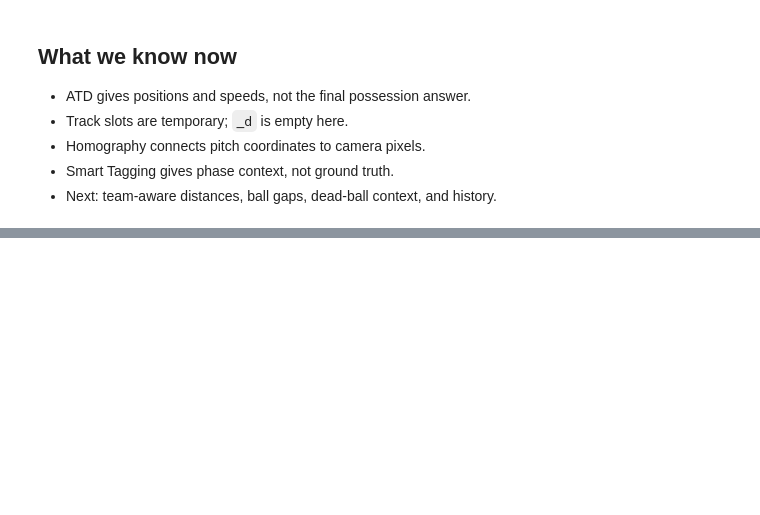
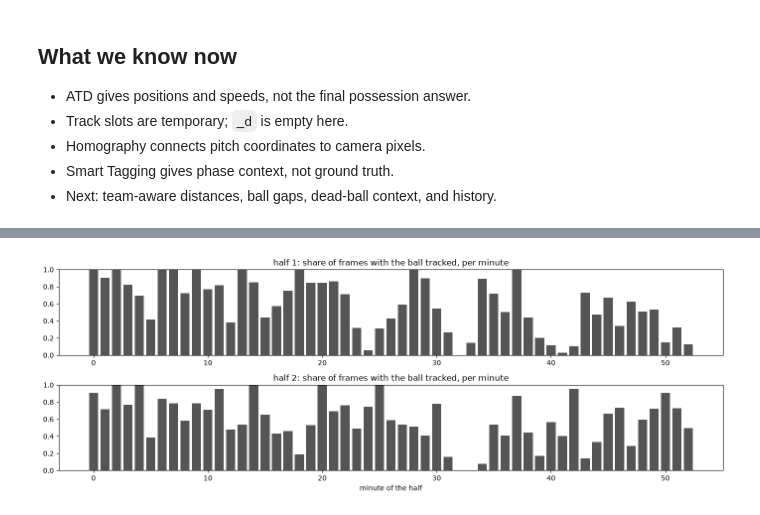
Before and after one commit to Pingeor11/Barcelona-hackathon, a Jupyter notebook: notebooks/01_eda.ipynb, the cells around one changed output, grey strips where cells are left out. Saved outputs shown, nothing was run; the diff lists cells and outputs as text; code cells hidden in the pictures; blank space fills up the shorter version.

```diff
--- a/notebooks/01_eda.ipynb
+++ b/notebooks/01_eda.ipynb
@@ -463,0 +522,12 @@ Last graded frames in each block:
+# %%
+fig, axes = plt.subplots(2, 1, figsize=(14, 5), sharey=True)
+for ax, h in zip(axes, (1, 2)):
+    sel = frames[frames.half == h]
+    per_min = sel.ball_seen.groupby((sel.index - sel.index[0]) // (25 * 60)).mean()
+    ax.bar(per_min.index, per_min.values, color="#555")
+    ax.set_title(f"half {h}: share of frames with the ball tracked, per minute")
+    ax.set_ylim(0, 1)
+axes[-1].set_xlabel("minute of the half")
+plt.tight_layout()
+# %% [output]
+[figure, added]
```
Also changed, not shown: parts of 22 cells of this notebook, 21 other files.
